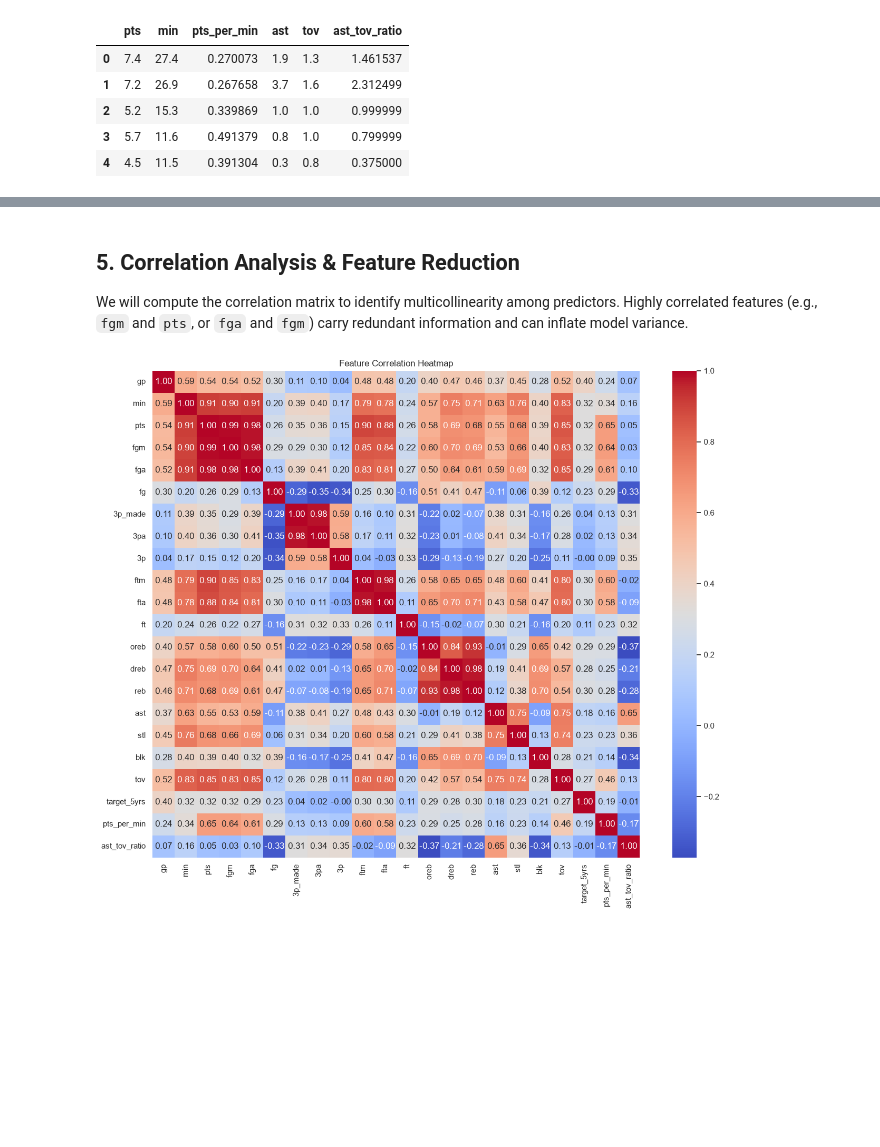
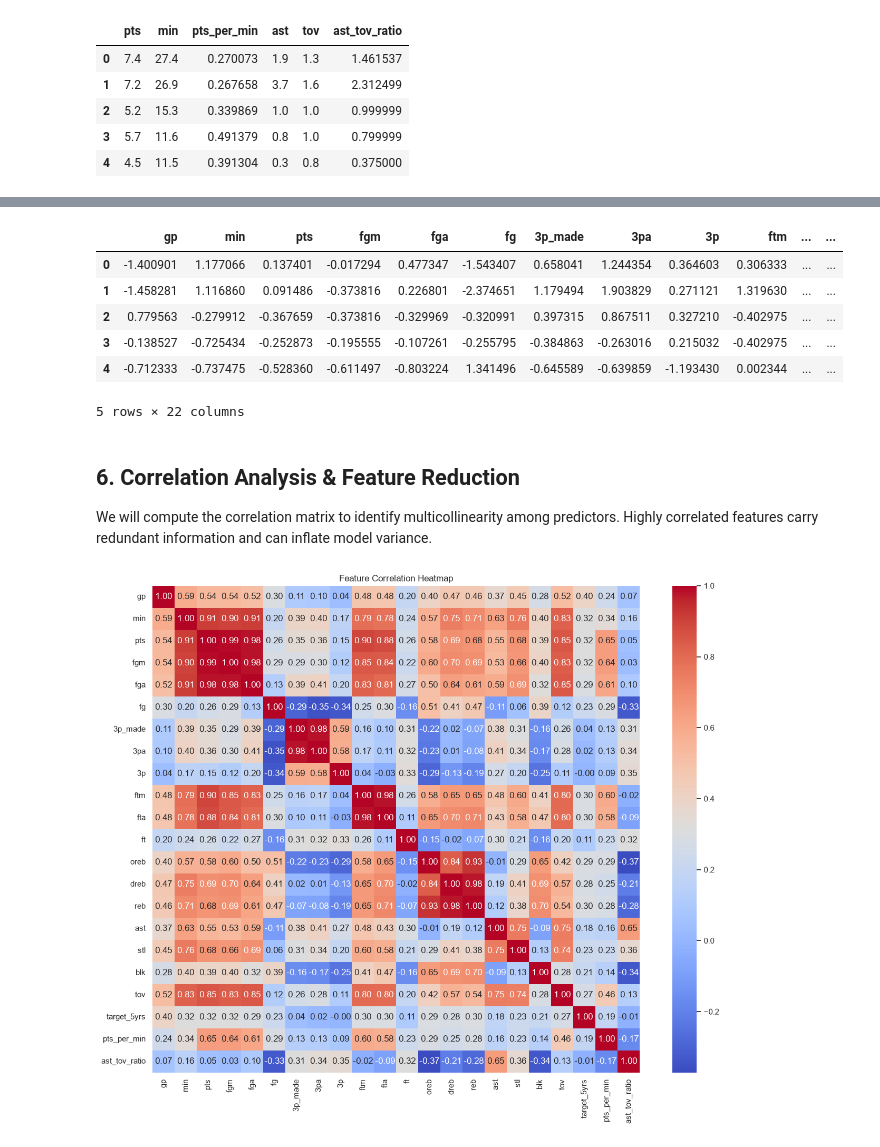
Before and after one commit to Deanthestallion/NBAAssignment, a Jupyter notebook: nba_feature_engineering.ipynb, the cells around one changed output, grey strips where cells are left out. Cells and saved outputs as stored; diff of their text form; code cells hidden in the pictures; blank space fills up the shorter version.

```diff
--- a/nba_feature_engineering.ipynb
+++ b/nba_feature_engineering.ipynb
@@ -112,5 +106,25 @@ df_cleaned[['pts', 'min', 'pts_per_min', 'ast', 'tov', 'ast_tov_ratio']].head()
+# %%
+# Initialize StandardScaler
+scaler = StandardScaler()
+
+# Select features to scale (everything except target)
+features_to_scale = df_cleaned.columns.drop(target_col)
+
+# Apply scaling
+df_scaled = df_cleaned.copy()
+df_scaled[features_to_scale] = scaler.fit_transform(df_cleaned[features_to_scale])
+
+df_scaled.head()
+# %% [output]
+|  | gp | min | pts | fgm | fga | fg | 3p_made | 3pa | 3p | ftm | ... | ... |
+| 0 | -1.400901 | 1.177066 | 0.137401 | -0.017294 | 0.477347 | -1.543407 | 0.658041 | 1.244354 | 0.364603 | 0.306333 | ... | ... |
+| 1 | -1.458281 | 1.116860 | 0.091486 | -0.373816 | 0.226801 | -2.374651 | 1.179494 | 1.903829 | 0.271121 | 1.319630 | ... | ... |
+| 2 | 0.779563 | -0.279912 | -0.367659 | -0.373816 | -0.329969 | -0.320991 | 0.397315 | 0.867511 | 0.327210 | -0.402975 | ... | ... |
+| 3 | -0.138527 | -0.725434 | -0.252873 | -0.195555 | -0.107261 | -0.255795 | -0.384863 | -0.263016 | 0.215032 | -0.402975 | ... | ... |
+| 4 | -0.712333 | -0.737475 | -0.528360 | -0.611497 | -0.803224 | 1.341496 | -0.645589 | -0.639859 | -1.193430 | 0.002344 | ... | ... |
+5 rows × 22 columns
 # %% [markdown]
-## 5. Correlation Analysis & Feature Reduction
-We will compute the correlation matrix to identify multicollinearity among predictors. Highly correlated features (e.g., `fgm` and `pts`, or `fga` and `fgm`) carry redundant information and can inflate model variance.
+## 6. Correlation Analysis & Feature Reduction
+We will compute the correlation matrix to identify multicollinearity among predictors. Highly correlated features carry redundant information and can inflate model variance.
 # %%
 # Compute correlation matrix
```
Also changed, not shown: parts of 16 cells of this notebook, 1 other file.
